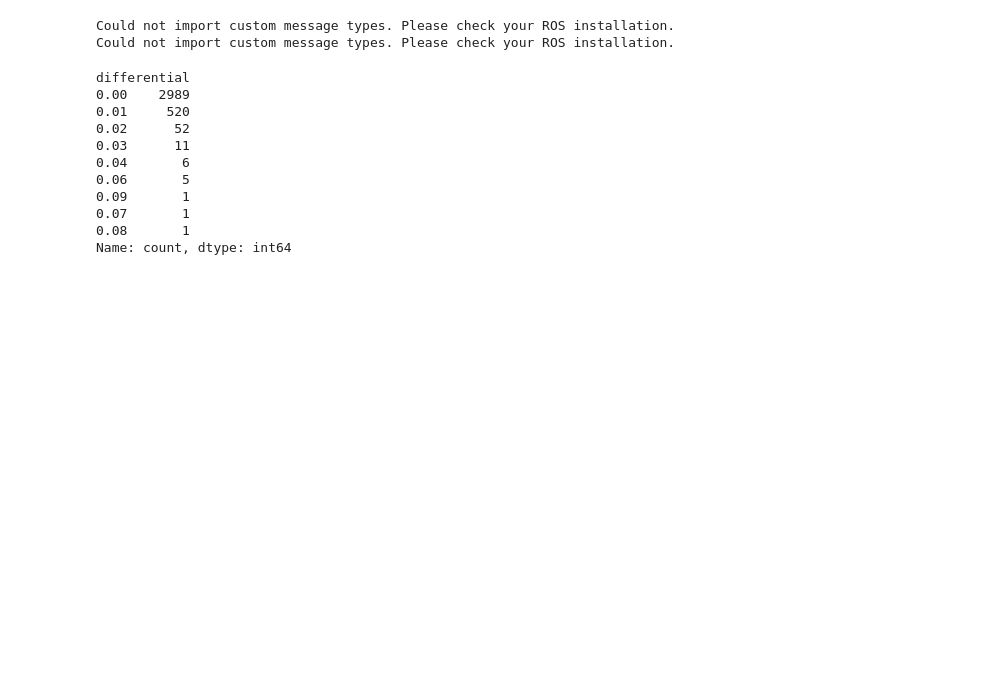
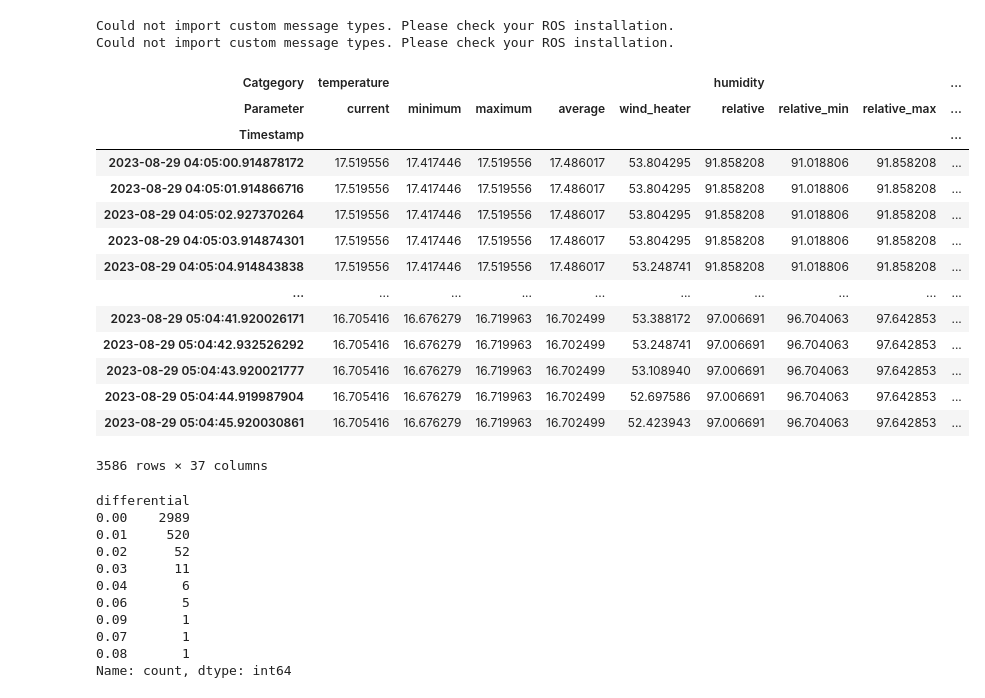
Before and after one commit to MOLISENS-MOSEP/analysis.mosep-analysis, a Jupyter notebook: notebooks/1.2_cg_noise_ring_analysis.ipynb, the cells around one changed output. Saved outputs shown, nothing was run; the diff lists cells and outputs as text; code cells hidden in the pictures; blank space fills up the shorter version.

```diff
--- a/notebooks/1.2_cg_noise_ring_analysis.ipynb
+++ b/notebooks/1.2_cg_noise_ring_analysis.ipynb
@@ -73,6 +76,24 @@ df_rain = timeseries_processing.load(
 # %% [output]
 Could not import custom message types. Please check your ROS installation.
 Could not import custom message types. Please check your ROS installation.
+# %%
+df_rain
+# %% [output]
+| Catgegory | temperature |  |  |  |  | humidity |  |  | ... |
+| Parameter | current | minimum | maximum | average | wind_heater | relative | relative_min | relative_max | ... |
+| Timestamp |  |  |  |  |  |  |  |  | ... |
+| 2023-08-29 04:05:00.914878172 | 17.519556 | 17.417446 | 17.519556 | 17.486017 | 53.804295 | 91.858208 | 91.018806 | 91.858208 | ... |
+| 2023-08-29 04:05:01.914866716 | 17.519556 | 17.417446 | 17.519556 | 17.486017 | 53.804295 | 91.858208 | 91.018806 | 91.858208 | ... |
+| 2023-08-29 04:05:02.927370264 | 17.519556 | 17.417446 | 17.519556 | 17.486017 | 53.804295 | 91.858208 | 91.018806 | 91.858208 | ... |
+| 2023-08-29 04:05:03.914874301 | 17.519556 | 17.417446 | 17.519556 | 17.486017 | 53.804295 | 91.858208 | 91.018806 | 91.858208 | ... |
+| 2023-08-29 04:05:04.914843838 | 17.519556 | 17.417446 | 17.519556 | 17.486017 | 53.248741 | 91.858208 | 91.018806 | 91.858208 | ... |
+| ... | ... | ... | ... | ... | ... | ... | ... | ... | ... |
+| 2023-08-29 05:04:41.920026171 | 16.705416 | 16.676279 | 16.719963 | 16.702499 | 53.388172 | 97.006691 | 96.704063 | 97.642853 | ... |
+| 2023-08-29 05:04:42.932526292 | 16.705416 | 16.676279 | 16.719963 | 16.702499 | 53.248741 | 97.006691 | 96.704063 | 97.642853 | ... |
+| 2023-08-29 05:04:43.920021777 | 16.705416 | 16.676279 | 16.719963 | 16.702499 | 53.108940 | 97.006691 | 96.704063 | 97.642853 | ... |
+| 2023-08-29 05:04:44.919987904 | 16.705416 | 16.676279 | 16.719963 | 16.702499 | 52.697586 | 97.006691 | 96.704063 | 97.642853 | ... |
+| 2023-08-29 05:04:45.920030861 | 16.705416 | 16.676279 | 16.719963 | 16.702499 | 52.423943 | 97.006691 | 96.704063 | 97.642853 | ... |
+3586 rows × 37 columns
 # %%
 df_rain.precipitation["differential"].value_counts()
 # %% [output]
```
Also changed, not shown: parts of 2 cells of this notebook, 7 other files.
